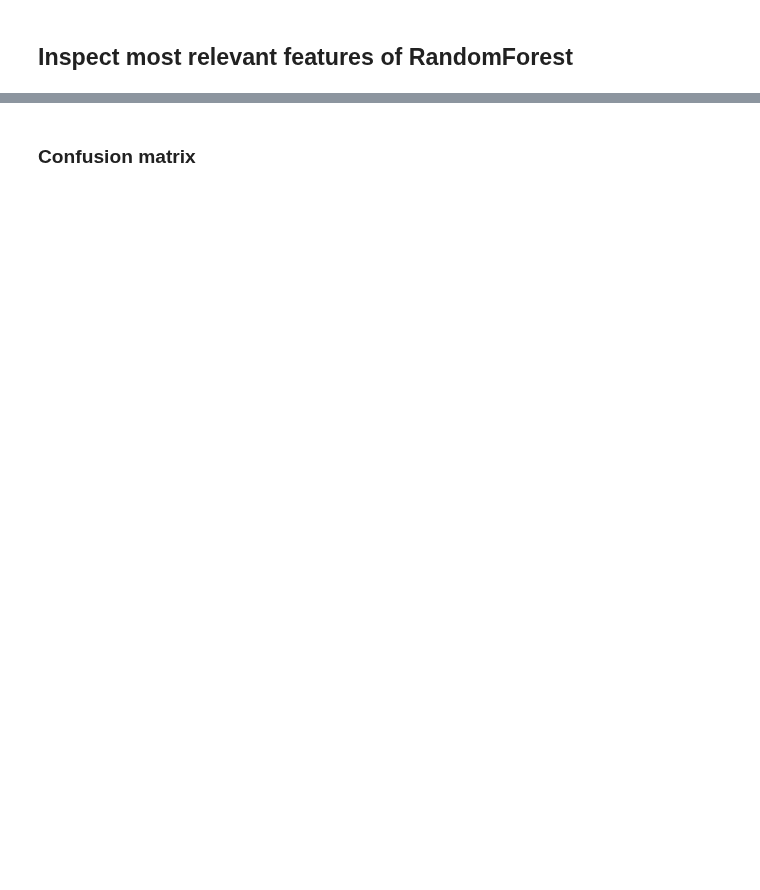
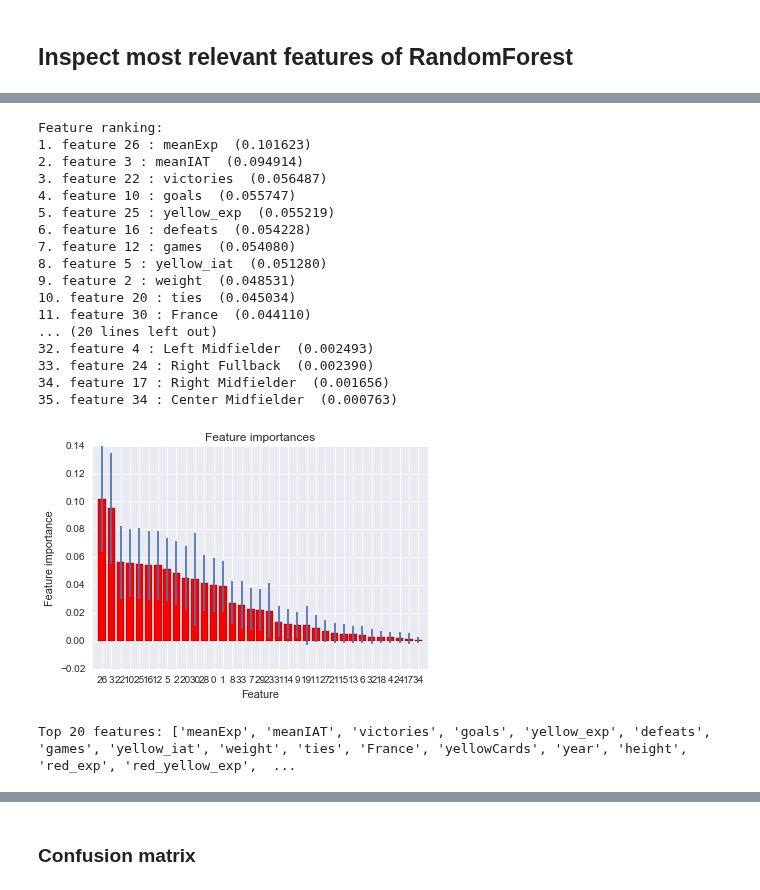
Before and after one commit to PaluchowskiMatthew/ADA-Kepler, a Jupyter notebook: 05 - Applied ML/Applied ML - Learning curve and grid search.ipynb, the cells around one changed output, grey strips where cells are left out. Saved outputs shown, nothing was run; the diff lists cells and outputs as text; code cells hidden in the pictures; blank space fills up the shorter version.

```diff
--- a/05 - Applied ML/Applied ML - Learning curve and grid search.ipynb
+++ b/05 - Applied ML/Applied ML - Learning curve and grid search.ipynb
@@ -424,0 +413,3 @@ Description of the hyperparameters:
+# %%
+# mcc_score
+mcc_score = make_scorer(matthews_corrcoef)
@@ -446,24 +448,26 @@ RandomForestClassifier(bootstrap=True, class_weight=None, criterion='gini',
 # %% [markdown]
 ## Inspect most relevant features of RandomForest
 # %%
-importances = rfc.feature_importances_
-std = np.std([tree.feature_importances_ for tree in rfc.estimators_],
-             axis=0)
-indices = np.argsort(importances)[::-1]
+def print_feature_importances(rfc, X):
+    importances = rfc.feature_importances_
+    std = np.std([tree.feature_importances_ for tree in rfc.estimators_],
+                 axis=0)
+    indices = np.argsort(importances)[::-1]
 
-# Print the feature ranking
-print("Feature ranking:")
 
-for f in range(X.shape[1]):
-    print("%d. feature %d : %s  (%f)" % (f + 1, indices[f], X.columns[indices[f]], importances[indices[f]]))
+    print("Feature ranking:")
+    for f in range(X.shape[1]):
+        print("%d. feature %d : %s  (%f)" % (f + 1, indices[f], X.columns[indices[f]], importances[indices[f]]))
 
-# Plot the feature importances of the forest
-plt.figure()
-plt.title("Feature importances")
-plt.bar(range(X.shape[1]), importances[indices],
-       color="r", yerr=std[indices], align="center")
-plt.xticks(range(X.shape[1]), indices)
-plt.xlim([-1, X.shape[1]])
-plt.xlabel("Feature")
-plt.ylabel("Feature importance")
-plt.show()
+    # Plot the feature importances of the forest
+    plt.figure()
+    plt.title("Feature importances")
+    plt.bar(range(X.shape[1]), importances[indices],
+           color="r", yerr=std[indices], align="center")
+    plt.xticks(range(X.shape[1]), indices)
+    plt.xlim([-1, X.shape[1]])
+    plt.xlabel("Feature")
+    plt.ylabel("Feature importance")
+    plt.show()
+
+    print('Top 20 features:', [X.columns[i] for i in indices[:20]] )
@@ -488,0 +474,22 @@ Feature ranking:
+# %%
+print_feature_importances(rfc_a.fit(X, y), X)
+# %% [output]
+Feature ranking:
+1. feature 26 : meanExp  (0.101623)
+2. feature 3 : meanIAT  (0.094914)
+3. feature 22 : victories  (0.056487)
+4. feature 10 : goals  (0.055747)
+5. feature 25 : yellow_exp  (0.055219)
+6. feature 16 : defeats  (0.054228)
+7. feature 12 : games  (0.054080)
+8. feature 5 : yellow_iat  (0.051280)
+9. feature 2 : weight  (0.048531)
+10. feature 20 : ties  (0.045034)
+11. feature 30 : France  (0.044110)
+... (20 lines left out)
+32. feature 4 : Left Midfielder  (0.002493)
+33. feature 24 : Right Fullback  (0.002390)
+34. feature 17 : Right Midfielder  (0.001656)
+35. feature 34 : Center Midfielder  (0.000763)
+[figure, added]
+Top 20 features: ['meanExp', 'meanIAT', 'victories', 'goals', 'yellow_exp', 'defeats', 'games', 'yellow_iat', 'weight', 'ties', 'France', 'yellowCards', 'year', 'height', 'red_exp', 'red_yellow_exp',  ...
```
Also changed, not shown: parts of 67 cells of this notebook.
